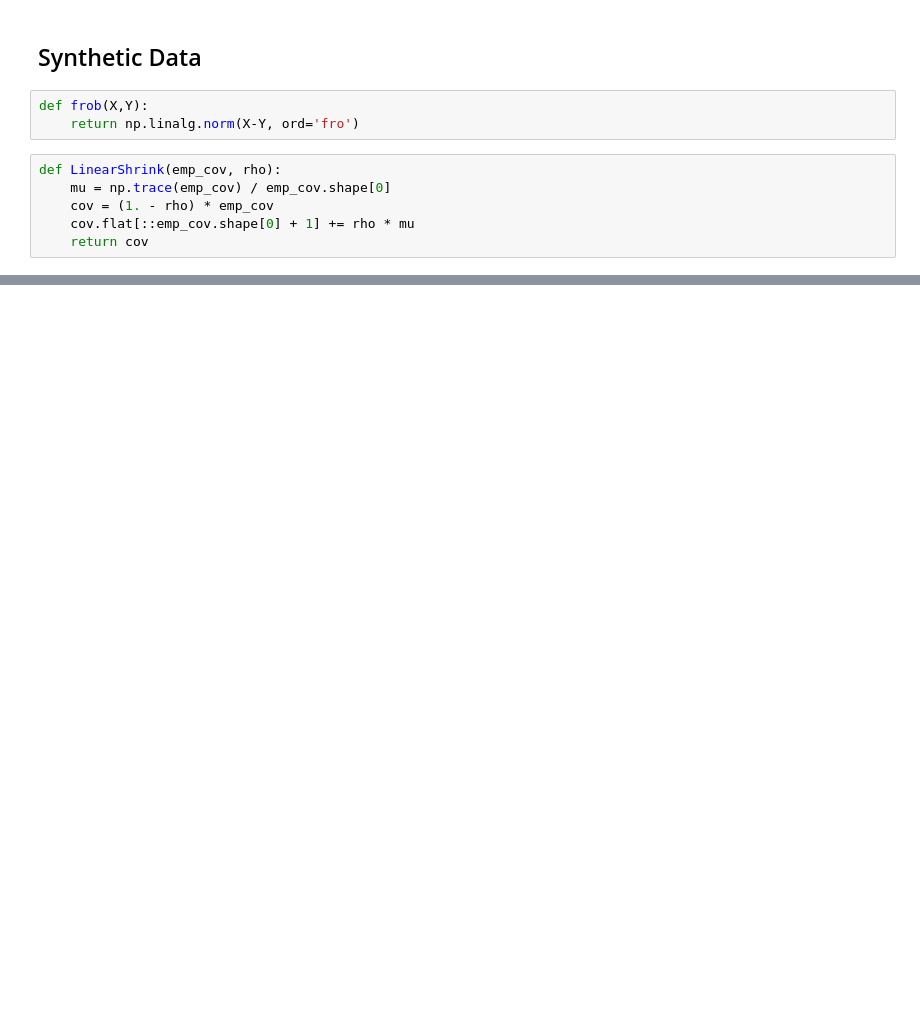
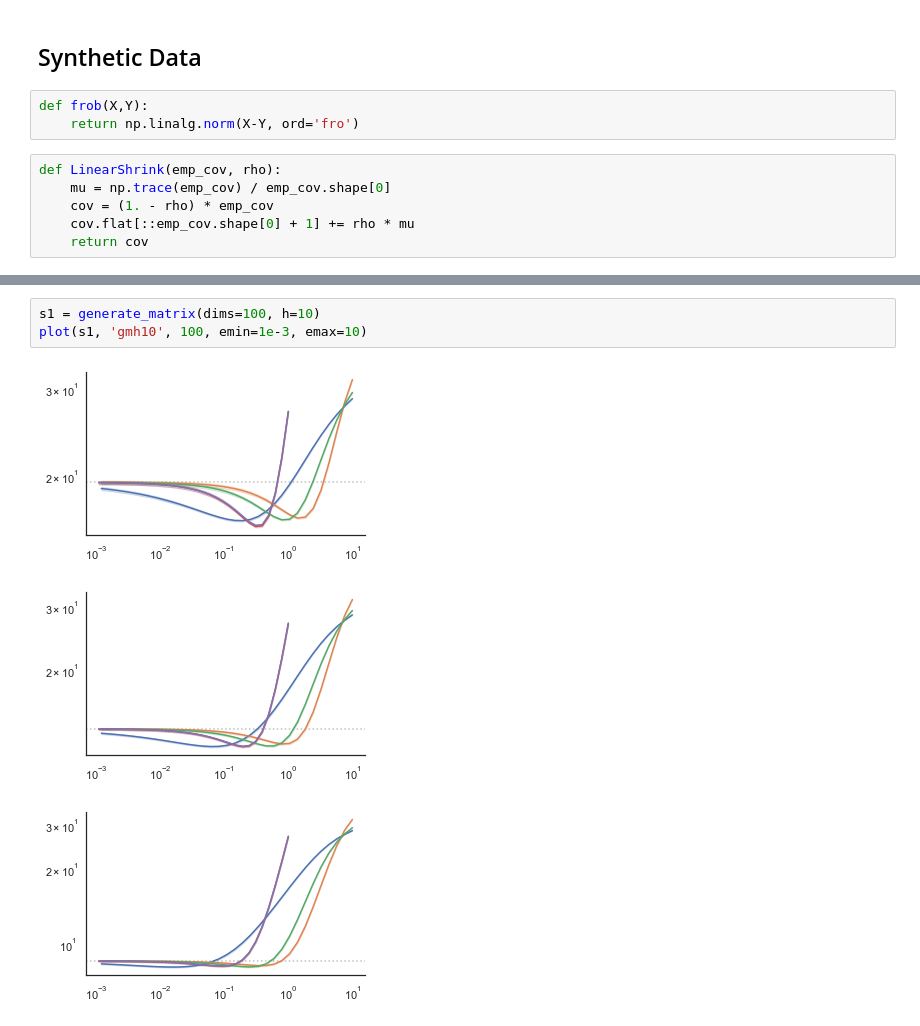
Before and after one commit to yvesrychener/covariance_DRO, a Jupyter notebook: python/Experiments.ipynb, the cells around one changed output, grey strips where cells are left out. Drawn from its saved outputs; the diff is of its cells as text; blank space fills up the shorter version.

```diff
--- a/python/Experiments.ipynb
+++ b/python/Experiments.ipynb
@@ -111,0 +117,7 @@ plot_multiple(np.diag([1]*90+[1000]*10), ylims=[[(None, 200), (None, 500), (None
+# %%
+s1 = generate_matrix(dims=100, h=10)
+plot(s1, 'gmh10', 100, emin=1e-3, emax=10)
+# %% [output]
+[figure, added]
+[figure, added]
+[figure, added]
```
Also changed, not shown: parts of 14 cells of this notebook, 3 other files.
